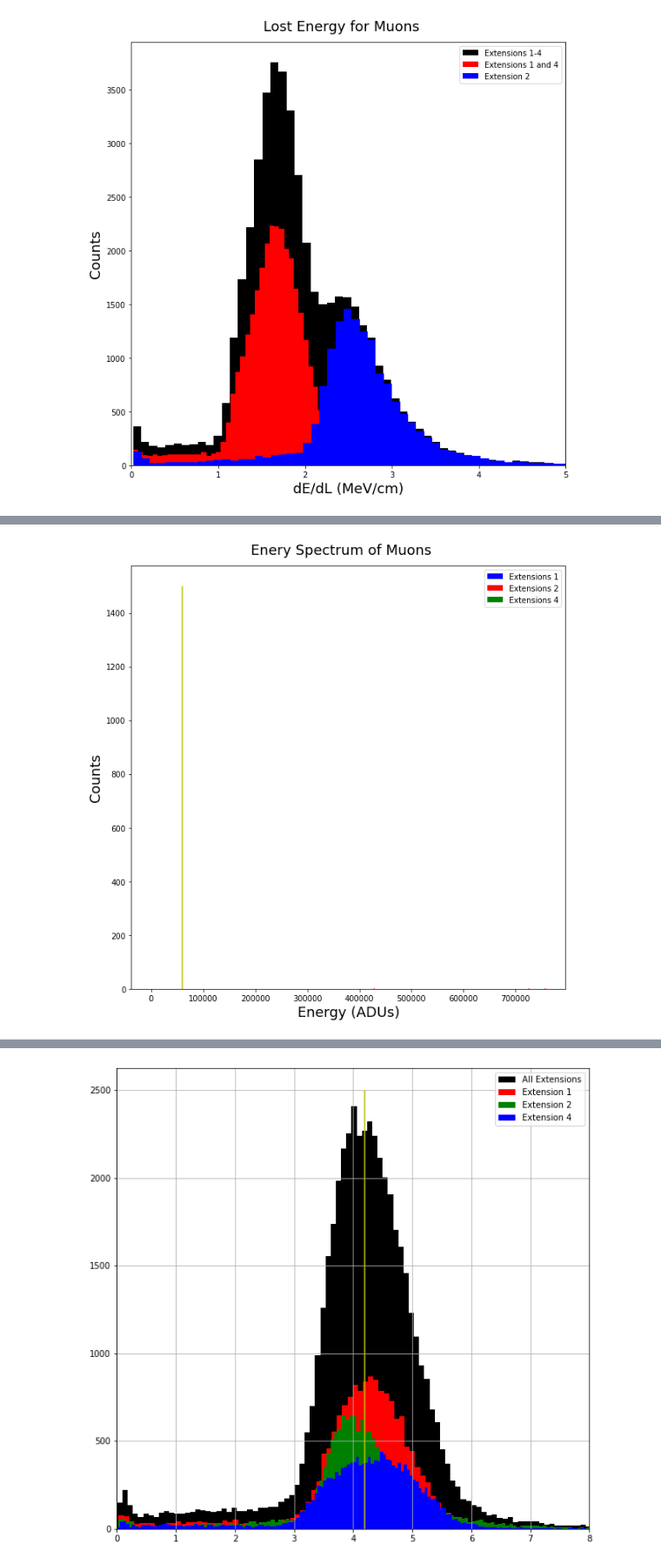
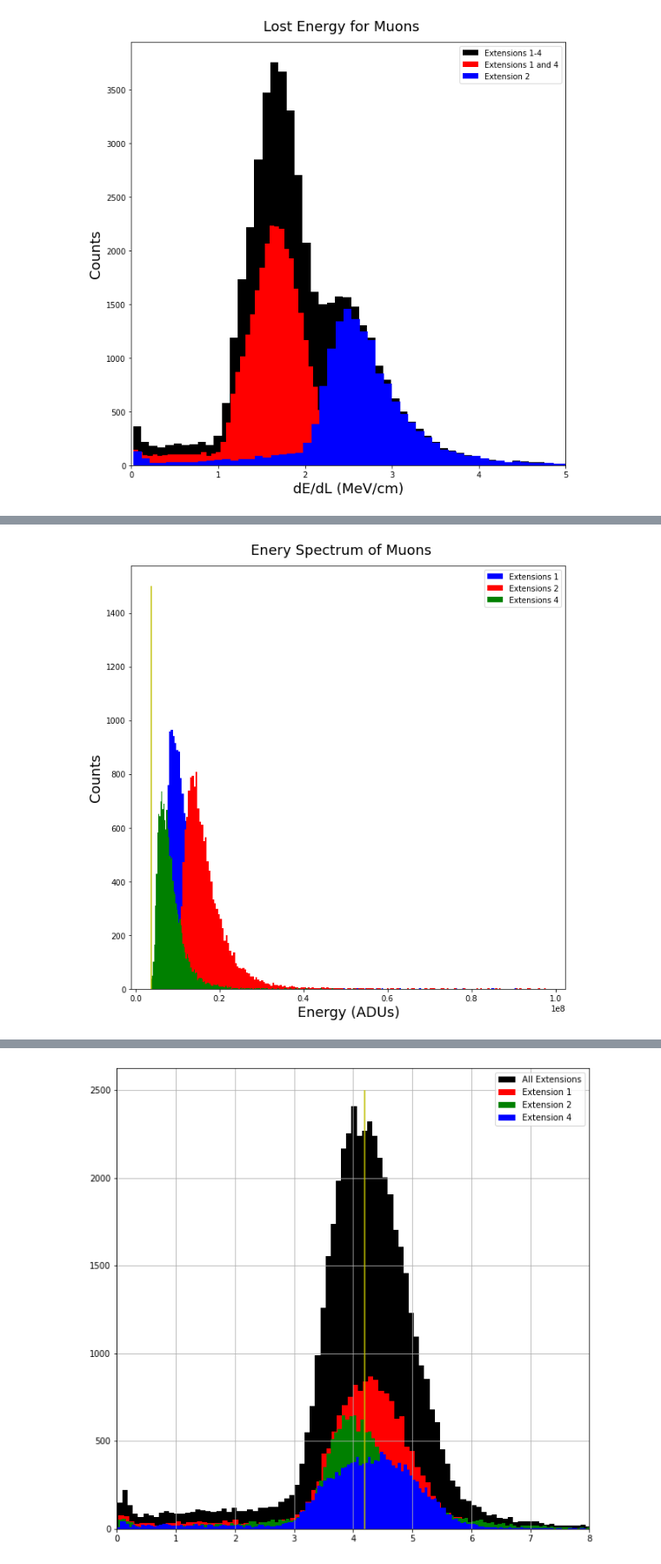
Before and after one commit to mausanram/CodigosICN, a Jupyter notebook: Catalogo_Eventos/Ajuste_Espectro.ipynb, the cells around one changed output, grey strips where cells are left out. Shown at 87% size. Drawn from its saved outputs; the diff is of its cells as text; code cells hidden in the pictures.

```diff
--- a/Catalogo_Eventos/Ajuste_Espectro.ipynb
+++ b/Catalogo_Eventos/Ajuste_Espectro.ipynb
@@ -570,7 +570,7 @@ plt.show()
 # %% [output]
 [figure]
 # %%
-path_ext1_to_4 = '/home/labdet/Documents/MauSan/Programas/Repositorio_Git/Catalogo_Eventos/dict_muons_Extensions_1_to_4_Imgs_2083_Sol_0.7_Elip_4.5_ADUs__.pkl'
+path_ext1_to_4 = '/home/labdet/Documents/MauSan/Programas/Repositorio_Git/Catalogo_Eventos/dict_muons_Extensions_1_to_4_Imgs_2083_Sol_0.7_Elip_4.5_ADUs__DL.pkl'
 # path_ext1_to_4 = '/home/bruce/Documents/Programas/Catalogo_Eventos/dict_muons_Extensions_1_to_4_Imgs_3_Sol_0.7_Elip_4.5_ADUs__.pkl'
 
 data_muons_ext1_to_4 = open(path_ext1_to_4, 'rb')
@@ -640,40 +668,55 @@ plt.show()
+# %%
+clean_charge_ext_1 = []
+for charge in dict_muons_ext1_to_4['extension_1']['charge']:
+    if 5000000 < charge < 0.1 * 10**9:
+        clean_charge_ext_1.append(charge)
+
+clean_charge_ext_2 = []
+for charge in dict_muons_ext1_to_4['extension_2']['charge']:
+    if 8500000 < charge < 0.1 * 10**9:
+        clean_charge_ext_2.append(charge)
+
+clean_charge_ext_4 = []
+for charge in dict_muons_ext1_to_4['extension_4']['charge']:
+    if 3700000 < charge < 0.1 * 10**9:
+        clean_charge_ext_4.append(charge)
 # %%
-clean_deltaEL_ext_2 = []
-for deltaEL in dict_muons_ext1_to_4['extension_2']['deltaEL']:
-    if deltaEL < 4 * 10**6:
-        clean_deltaEL_ext_2.append(deltaEL)
+# clean_deltaEL_ext_2 = []
+# for deltaEL in dict_muons_ext1_to_4['extension_2']['deltaEL']:
+#     if deltaEL < 4 * 10**6:
+#         clean_deltaEL_ext_2.append(deltaEL)
 
 clean_charge_ext_1 = []
 for charge in dict_muons_ext1_to_4['extension_1']['charge']:
-    if 55000 < charge < 1.5 * 10**6:
+    if 5000000 < charge < 0.1 * 10**9:
         clean_charge_ext_1.append(charge)
 
 clean_charge_ext_2 = []
 for charge in dict_muons_ext1_to_4['extension_2']['charge']:
-    if 60000 < charge < 1.5 * 10**6:
+    if 8500000 < charge < 0.1 * 10**9:
         clean_charge_ext_2.append(charge)
 
 clean_charge_ext_4 = []
 for charge in dict_muons_ext1_to_4['extension_4']['charge']:
-    if 60000 < charge < 1.5 * 10**6:
+    if 3700000 < charge < 0.1 * 10**9:
         clean_charge_ext_4.append(charge)
 # %%
 fig, axs = plt.subplots(figsize = [10,10])
 # axs.hist(dict_muons_ext1_to_4['extension_1']['charge'], bins = 200, color = 'b', label= 'Extensions 1')
-axs.hist(clean_charge_ext_1, bins = 200, color = 'b', label= 'Extensions 1')
+bin_heights, bin_borders, _ = axs.hist(clean_charge_ext_1, bins = 200, color = 'b', label= 'Extensions 1')
 axs.hist(clean_charge_ext_2, bins = 200, color = 'r', label= 'Extensions 2')
 # axs.hist(dict_muons_ext1_to_4['extension_4']['charge'], bins = 200, color = 'g', label= 'Extensions 4')
-bin_heights, bin_borders, _ = axs.hist(clean_charge_ext_4, bins = 200, color = 'g', label= 'Extensions 4')
-axs.vlines(x = 60000.5, ymax=1500, ymin=0, colors='y')
+axs.hist(clean_charge_ext_4, bins = 200, color = 'g', label= 'Extensions 4')
+axs.vlines(x = 3700000.5, ymax=1500, ymin=0, colors='y')
 axs.legend()
 
 # axs.set_xlim(0,500000)
 axs.set_xlabel('Energy (ADUs)', size = 18)
 axs.set_ylabel('Counts', size = 18)
 fig.suptitle('Enery Spectrum of Muons', size = 18, y=0.92)
 plt.show()
 # %% [output]
-[figure, old version]
+[figure, new version]
 # %%
 print('MPV: ',bin_borders[np.argmax(bin_heights)], 'ADUs')
 
```
Also changed, not shown: parts of 17 cells of this notebook, 2 other files.
